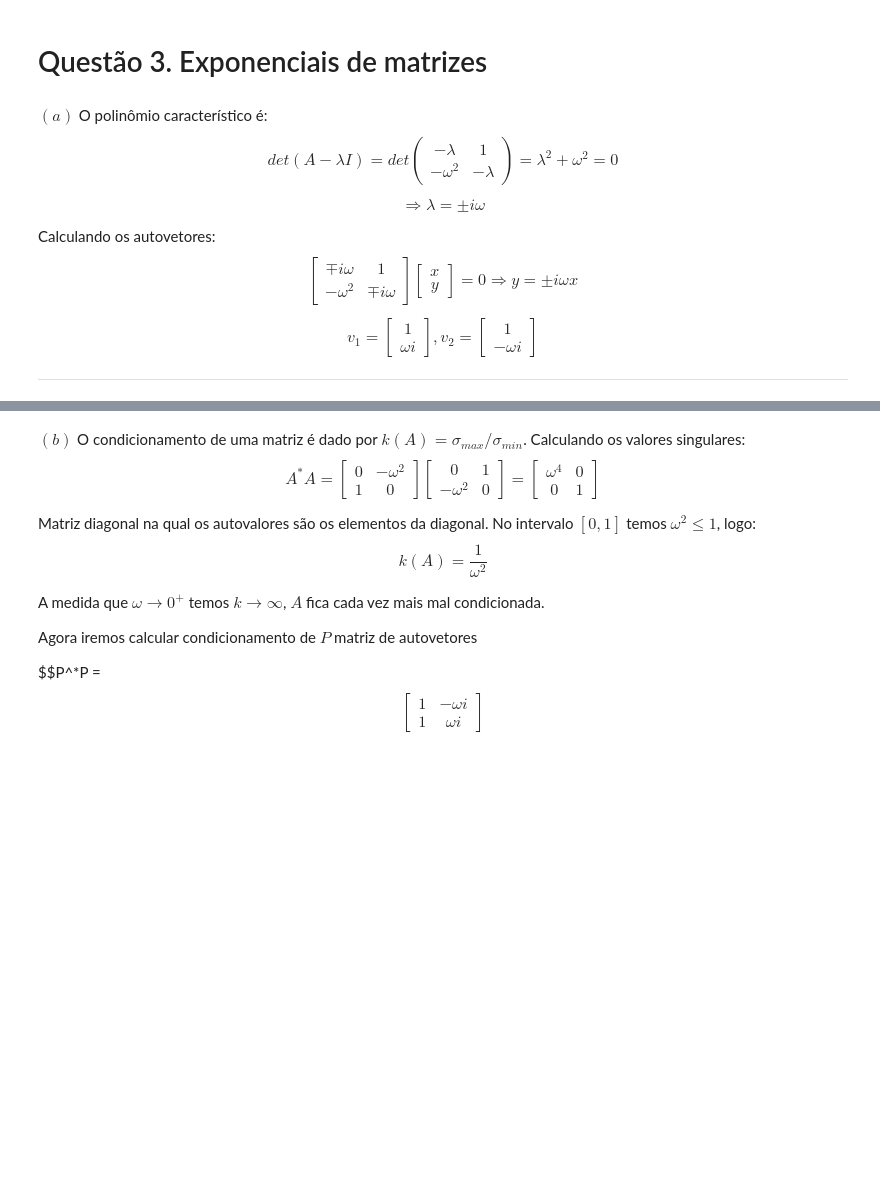
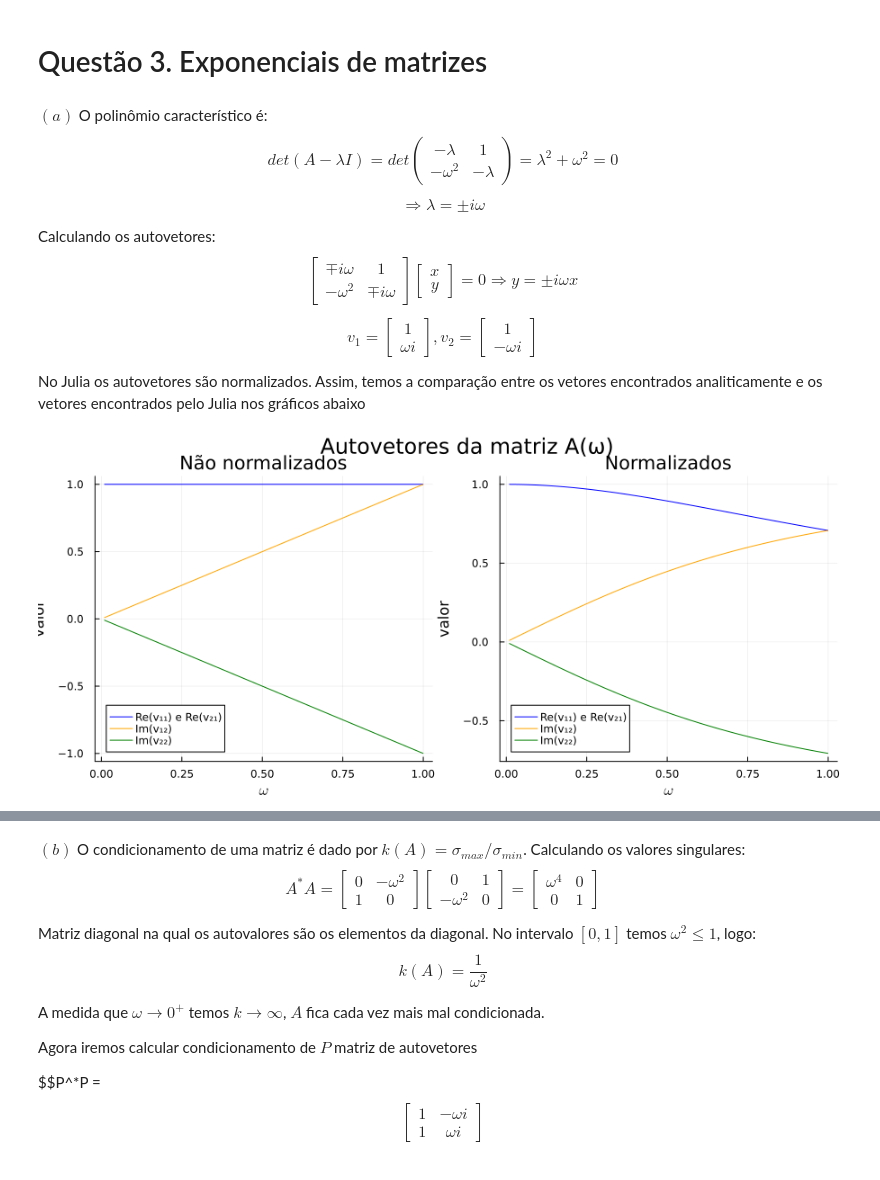
Before and after one commit to marco-fgv/projeto4-ALN, a Jupyter notebook: respostas.ipynb, the cells around one changed output, grey strips where cells are left out. Drawn from its saved outputs; the diff is of its cells as text; code cells hidden in the pictures; blank space fills up the shorter version.

```diff
--- a/respostas.ipynb
+++ b/respostas.ipynb
@@ -822,4 +822,44 @@ v_2 =
 -\omega i
 \end{bmatrix}$$
 
----
+No Julia os autovetores são normalizados. Assim, temos a comparação entre os vetores encontrados analiticamente e os vetores encontrados pelo Julia nos gráficos abaixo
+# %%
+function eig_ordenado(ω)
+    M = complex([0.0 1.0; -ω^2 0.0])
+    vals = eigvals(M)
+    vecs = eigvecs(M)
+    idx = sortperm(imag.(vals), rev=true)
+    return vals[idx], vecs[:, idx]
+end
+
+ω = LinRange(0.01, 0.999, 100)
+
+vs = [eig_ordenado(w)[2] for w in ω]
+
+v11 = ones(length(ω))
+v12 = imag.(im .* ω)
+v22 = imag.(-im .* ω)
+
+# normalizados: direto do eigvecs
+v11_n = real.([v[:, 1][1] for v in vs])
+v12_n = imag.([v[:, 1][2] for v in vs])
+v22_n = imag.([v[:, 2][2] for v in vs])
+
+p1 = plot(ω, v11,
+    label="Re(v₁₁) e Re(v₂₁)", color=:blue,
+    xlabel=L"\omega", ylabel="valor",
+    title="Não normalizados")
+plot!(p1, ω, v12, label="Im(v₁₂)", color=:orange)
+plot!(p1, ω, v22, label="Im(v₂₂)", color=:green)
+
+p2 = plot(ω, v11_n,
+    label="Re(v₁₁) e Re(v₂₁)", color=:blue,
+    xlabel=L"\omega", ylabel="valor",
+    title="Normalizados")
+plot!(p2, ω, v12_n, label="Im(v₁₂)", color=:orange)
+plot!(p2, ω, v22_n, label="Im(v₂₂)", color=:green)
+
+plot(p1, p2, layout=(1,2), size=(900,400),
+    plot_title="Autovetores da matriz A(ω)")
+# %% [output]
+[figure, added]
```
Also changed, not shown: parts of 10 cells of this notebook.
